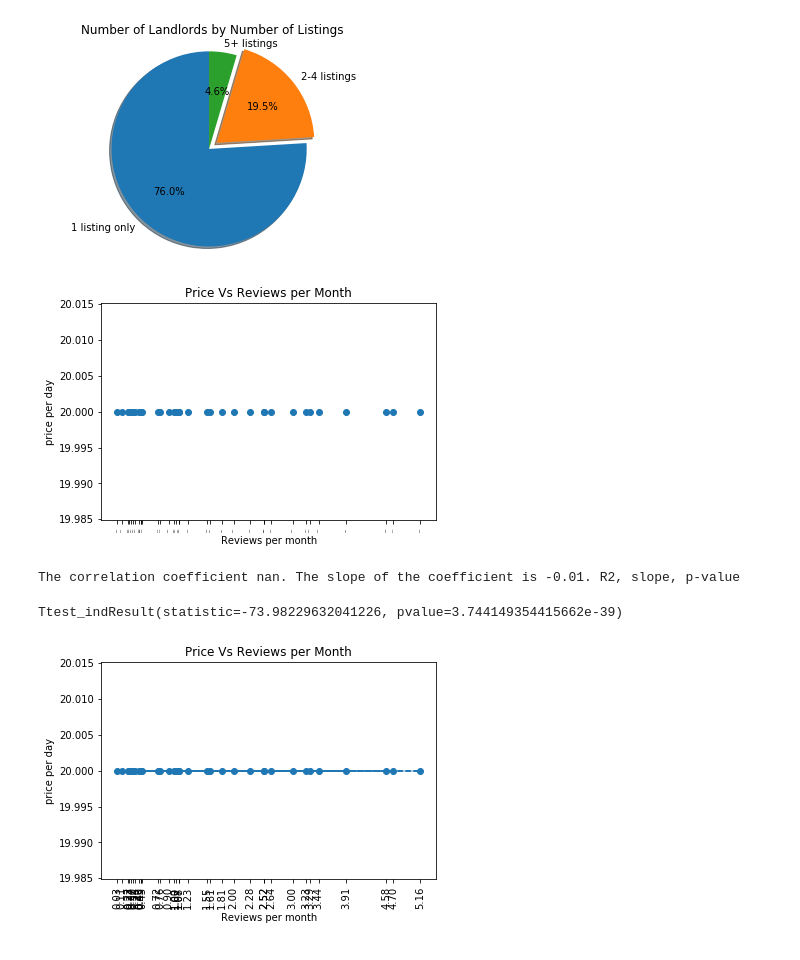
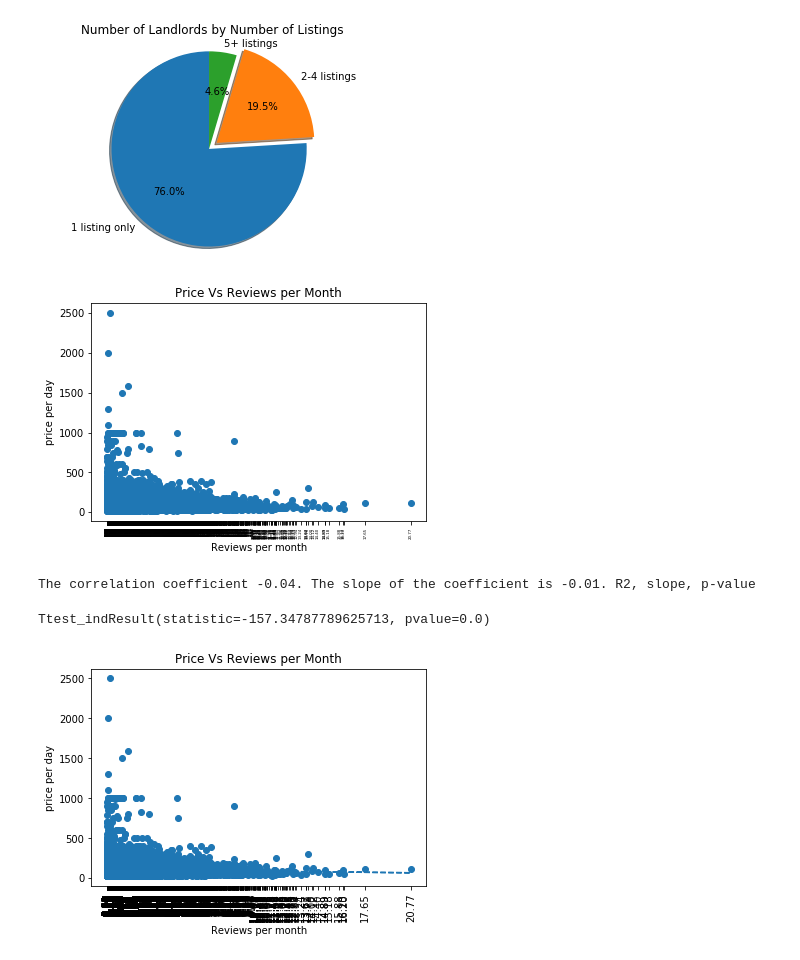
Before and after one commit to DerekTeed/project1_data, a Jupyter notebook: airbnbPy.ipynb, the cells around one changed output. Drawn from its saved outputs; the diff is of its cells as text; code cells hidden in the pictures.

```diff
--- a/airbnbPy.ipynb
+++ b/airbnbPy.ipynb
@@ -121,41 +84,41 @@ plt.show()
 # %%
 # Q Any relationship between the number of reviews_per_month and price per night for 1 bedroom listings
 # Varables: [‘price’] and [‘reviews_per_month’] where [‘bedrooms’] == 1
 # H The higher number of reviews per month has a positive correlation with the price per night
 # T-Test
 # H0: μb = μ a
 
 new_df1 = air_df.loc[(air_df['bedrooms'] == 1)]
-new_df1 = new_df1.loc[(air_df['price'] < 5000)]
-new_df1 = new_df1.loc[(air_df['price'] == 20)]
+new_df1 = new_df1.loc[(air_df['price'] < 5000) & (air_df['price'] > 20)]
+# new_df1 = new_df1.loc[(air_df['price'] > 20)]
 reviews_month = new_df1['reviews_per_month']
 price_paid = new_df1['price']
 
 ran_dict = {
     "Reviews": reviews_month,
     "Price": price_paid
 }
 
 new_df2 = pd.DataFrame(ran_dict)
 new_df3 = new_df2.dropna(axis=0, how='any', inplace=False)
 
 y = new_df3['Price']
 x = new_df3['Reviews']
 plt.scatter(x, y)
-plt.xticks(x, rotation=90,fontsize=2)
+plt.xticks(x, rotation=90,fontsize=4)
 plt.xlabel('Reviews per month')
 plt.ylabel('price per day')
 plt.title("Price Vs Reviews per Month")
 #good_dataset_cap
 plt.show()
 # %% [output]
-[figure, old version]
+[figure, new version]
 # %%
 print(f"The correlation coefficient {round(st.pearsonr(x,y)[0],2)}. The slope of the coefficient is -0.01. R2, slope, p-value")
 stats.ttest_ind(x, y, equal_var=False)
 # %% [output]
-The correlation coefficient nan. The slope of the coefficient is -0.01. R2, slope, p-value
+The correlation coefficient -0.04. The slope of the coefficient is -0.01. R2, slope, p-value
-Ttest_indResult(statistic=-73.98229632041226, pvalue=3.744149354415662e-39)
+Ttest_indResult(statistic=-157.34787789625713, pvalue=0.0)
 # %%
 vc_slope, vc_int, vc_r, vc_p, vc_std_err = stats.linregress(x, y)
 vc_fit = vc_slope * x + vc_int
@@ -170,7 +133,7 @@ plt.ylabel('price per day')
 plt.title("Price Vs Reviews per Month")
 plt.show()
 # %% [output]
-[figure, old version]
+[figure, new version]
 # %%
 # Q Any relationship between host_acceptance_rate and price per night for 1 bedroom listings
 # Varables: [‘price’] [‘host_acceptance_rate’] where [‘bedrooms’] == 1
```
Also changed, not shown: parts of 10 cells of this notebook.
